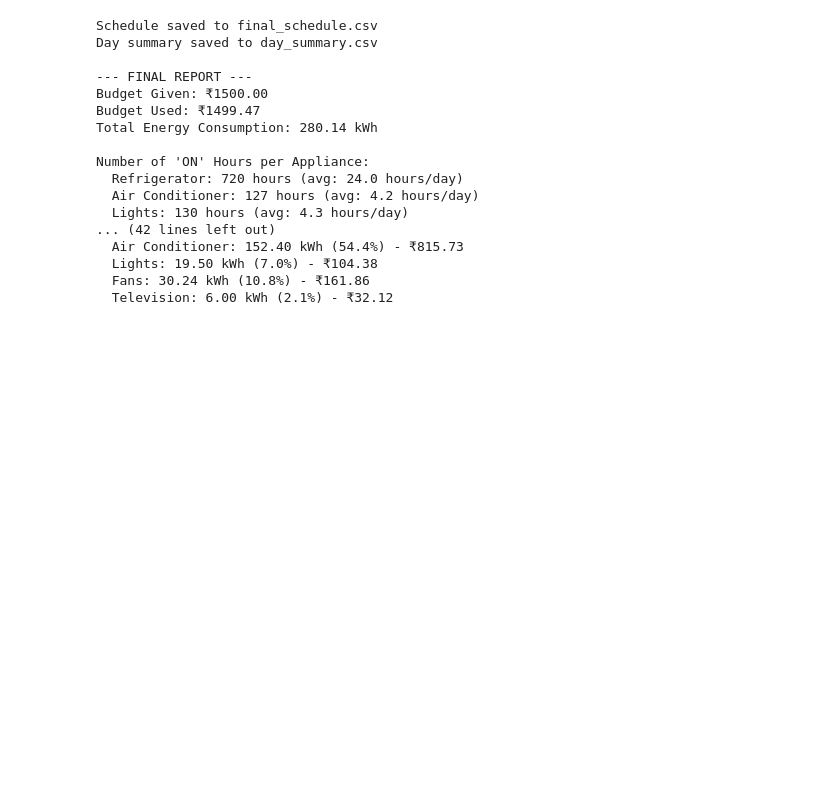
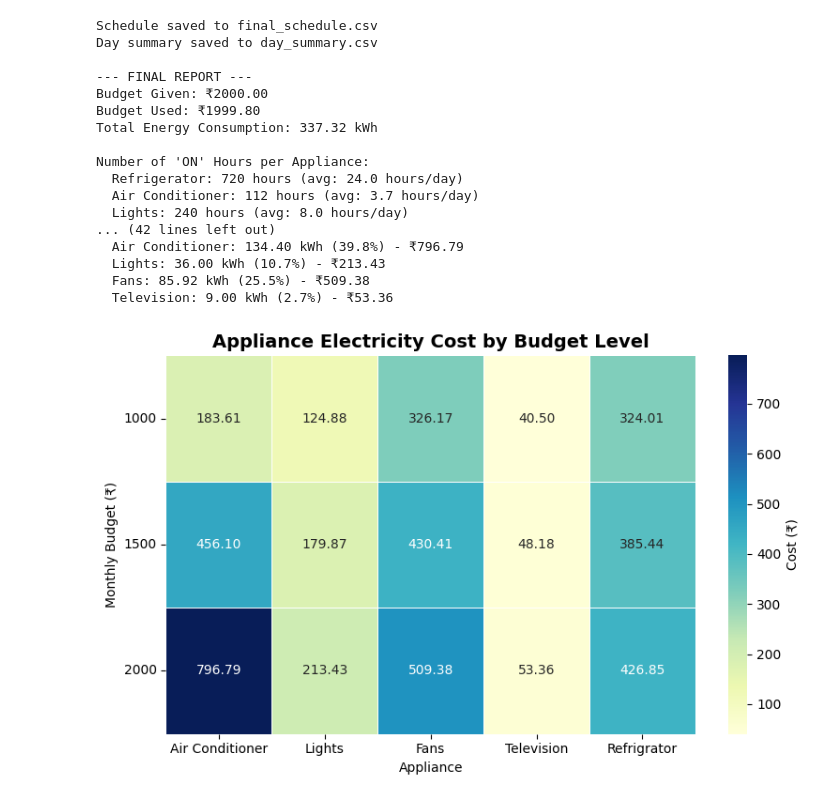
Before and after one commit to adisayanbose/final_year_project, a Jupyter notebook: x[1].ipynb, the cells around one changed output. Saved outputs shown, nothing was run; the diff lists cells and outputs as text; code cells hidden in the pictures; blank space fills up the shorter version.

```diff
--- a/x[1].ipynb
+++ b/x[1].ipynb
@@ -12,7 +12,7 @@ MONTHLY_THRESHOLDS = {
     1: (35, 28),   # January (cooler)
     2: (35, 28),
     3: (38, 31),
-    4: (38, 31),   # April (summer)
+    4: (40, 31),   # April (summer)
     5: (38, 31),
     6: (37, 30),
     7: (36, 29),
@@ -27,7 +27,7 @@ MONTHLY_THRESHOLDS = {
 # ------------------------------
 ALLOW_FRIDGE_SHUTDOWN = False  # Not used since fridge is always on
 MAX_FRIDGE_OFF_HOURS = 0       # Not used since fridge is always on
-BUDGET =    1500.0                # Increased budget for this example
+BUDGET =    2000.0                # Increased budget for this example
 MAX_CONTINUOUS_AC_HOURS = 4
 AC_REST_PERIOD = 2
 
@@ -521,16 +521,48 @@ Schedule saved to final_schedule.csv
 Day summary saved to day_summary.csv
 
 --- FINAL REPORT ---
-Budget Given: ₹1500.00
-Budget Used: ₹1499.47
-Total Energy Consumption: 280.14 kWh
+Budget Given: ₹2000.00
+Budget Used: ₹1999.80
+Total Energy Consumption: 337.32 kWh
 
 Number of 'ON' Hours per Appliance:
   Refrigerator: 720 hours (avg: 24.0 hours/day)
-  Air Conditioner: 127 hours (avg: 4.2 hours/day)
-  Lights: 130 hours (avg: 4.3 hours/day)
+  Air Conditioner: 112 hours (avg: 3.7 hours/day)
+  Lights: 240 hours (avg: 8.0 hours/day)
 ... (42 lines left out)
-  Air Conditioner: 152.40 kWh (54.4%) - ₹815.73
-  Lights: 19.50 kWh (7.0%) - ₹104.38
-  Fans: 30.24 kWh (10.8%) - ₹161.86
-  Television: 6.00 kWh (2.1%) - ₹32.12
+  Air Conditioner: 134.40 kWh (39.8%) - ₹796.79
+  Lights: 36.00 kWh (10.7%) - ₹213.43
+  Fans: 85.92 kWh (25.5%) - ₹509.38
+  Television: 9.00 kWh (2.7%) - ₹53.36
+# %%
+import pandas as pd
+import seaborn as sns
+import matplotlib.pyplot as plt
+
+# Step 1: Define the data manually from screenshots
+data = {
+    'Budget': [1000, 1500, 2000],
+    'Air Conditioner': [183.61, 456.10, 796.79],
+    'Lights': [124.88, 179.87, 213.43],
+    'Fans': [326.17, 430.41, 509.38],
+    'Television': [40.50, 48.18, 53.36],
+    'Refrigrator':[324.01,385.44,426.85]
+}
+
+# Step 2: Create a DataFrame for plotting
+df = pd.DataFrame(data)
+df.set_index('Budget', inplace=True)
+
+# Step 3: Plot the heatmap
+plt.figure(figsize=(8, 5))
+sns.heatmap(df, annot=True, fmt='.2f', cmap='YlGnBu', linewidths=0.5,
+            cbar_kws={'label': 'Cost (₹)'}, annot_kws={"size": 10})
+
+plt.title('Appliance Electricity Cost by Budget Level', fontsize=14, fontweight='bold')
+plt.xlabel('Appliance')
+plt.ylabel('Monthly Budget (₹)')
+plt.yticks(rotation=0)
+plt.tight_layout()
+plt.show()
+# %% [output]
+[figure, added]
```
Also changed, not shown: parts of 1 cell of this notebook, 16 other files.
